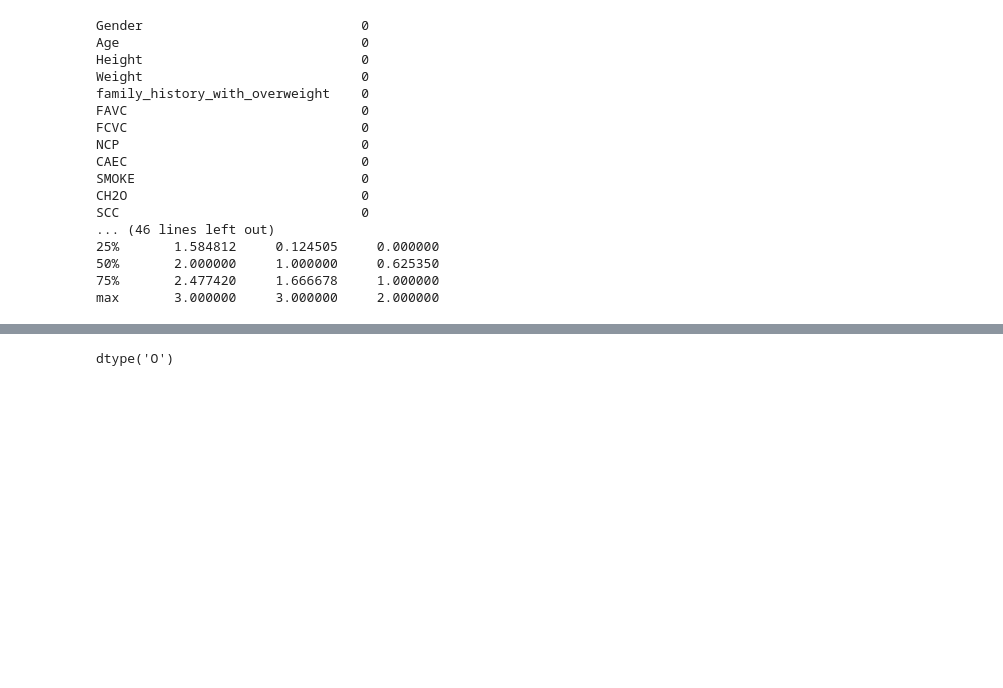
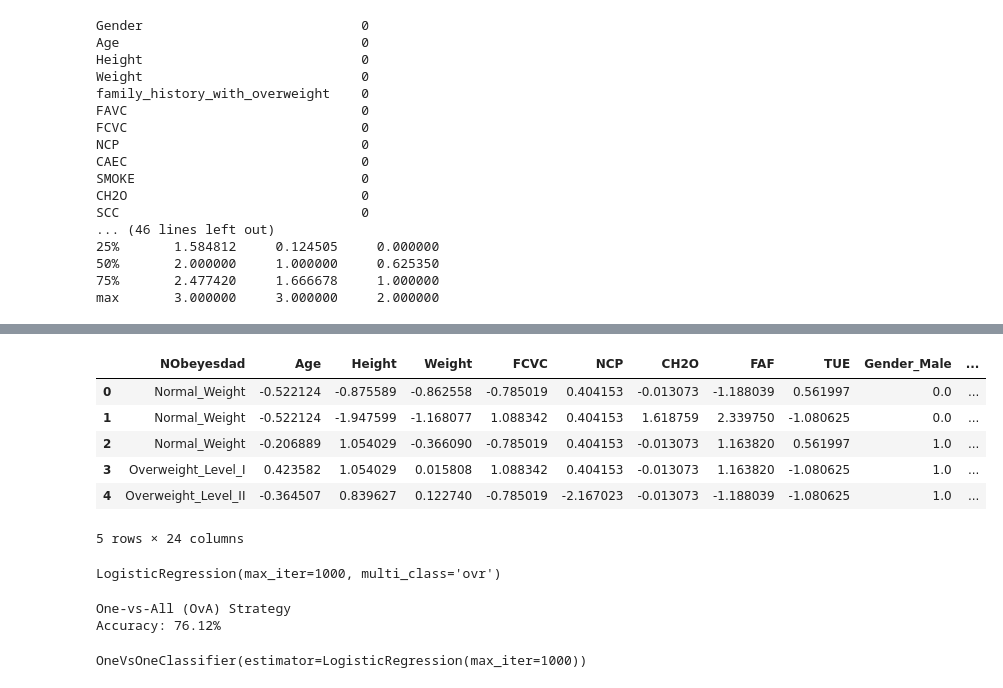
Before and after one commit to MuhilRajan-Ghub/ML_IBM, a Jupyter notebook: Classification/multi_class_classification.ipynb, the cells around one changed output, grey strips where cells are left out. Cells and saved outputs as stored; diff of their text form; code cells hidden in the pictures; blank space fills up the shorter version.

Commit message:
Multi-Class Classification

```diff
--- a/Classification/multi_class_classification.ipynb
+++ b/Classification/multi_class_classification.ipynb
@@ -72,6 +72,15 @@ from sklearn.preprocessing import OneHotEncoder
 encoder = OneHotEncoder(sparse_output=False, drop='first')
 encoded_features = encoder.fit_transform(data[categorical_columns])
 
-#dummy variable trap ad sparse check
+encoded_df = pd.DataFrame(encoded_features, columns=encoder.get_feature_names_out(categorical_columns))
+data = pd.concat([data.drop(columns=categorical_columns), encoded_df], axis=1)
-# %% [output]
-dtype('O')
+# %%
+data.head()
+# %% [output]
+|  | NObeyesdad | Age | Height | Weight | FCVC | NCP | CH2O | FAF | TUE | Gender_Male | ... |
+| 0 | Normal_Weight | -0.522124 | -0.875589 | -0.862558 | -0.785019 | 0.404153 | -0.013073 | -1.188039 | 0.561997 | 0.0 | ... |
+| 1 | Normal_Weight | -0.522124 | -1.947599 | -1.168077 | 1.088342 | 0.404153 | 1.618759 | 2.339750 | -1.080625 | 0.0 | ... |
+| 2 | Normal_Weight | -0.206889 | 1.054029 | -0.366090 | -0.785019 | 0.404153 | -0.013073 | 1.163820 | 0.561997 | 1.0 | ... |
+| 3 | Overweight_Level_I | 0.423582 | 1.054029 | 0.015808 | 1.088342 | 0.404153 | -0.013073 | 1.163820 | -1.080625 | 1.0 | ... |
+| 4 | Overweight_Level_II | -0.364507 | 0.839627 | 0.122740 | -0.785019 | -2.167023 | -0.013073 | -1.188039 | -1.080625 | 1.0 | ... |
+5 rows × 24 columns
@@ -77,0 +94,21 @@ dtype('O')
+# %%
+from sklearn.linear_model import LogisticRegression
+model_ova = LogisticRegression(multi_class='ovr', max_iter=1000)
+model_ova.fit(X_train, y_train)
+# %% [output]
+LogisticRegression(max_iter=1000, multi_class='ovr')
+# %%
+y_pred_ova = model_ova.predict(X_test)
+
+from sklearn.metrics import accuracy_score
+print("One-vs-All (OvA) Strategy")
+print(f"Accuracy: {np.round(100*accuracy_score(y_test, y_pred_ova),2)}%")
+# %% [output]
+One-vs-All (OvA) Strategy
+Accuracy: 76.12%
+# %%
+from sklearn.multiclass import OneVsOneClassifier
+model_ovo = OneVsOneClassifier(LogisticRegression(max_iter=1000))
+model_ovo.fit(X_train, y_train)
+# %% [output]
+OneVsOneClassifier(estimator=LogisticRegression(max_iter=1000))
```
Also changed, not shown: parts of 3 cells of this notebook.
